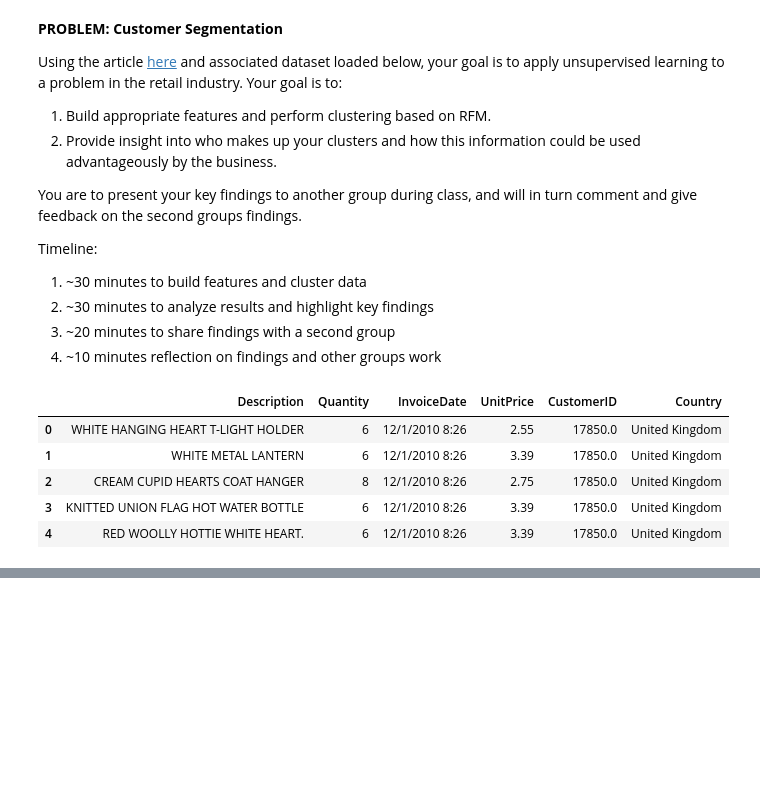
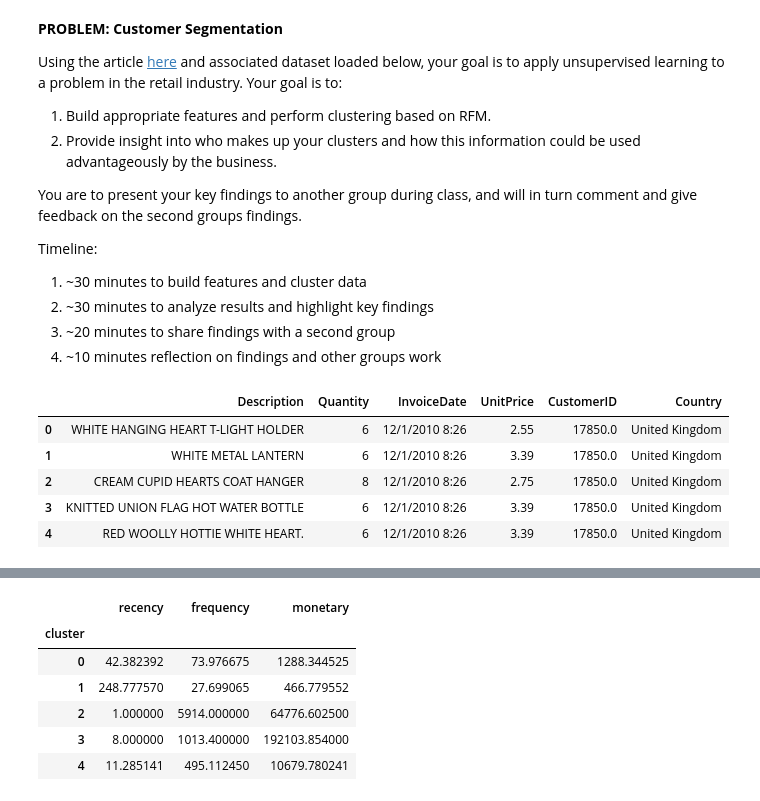
Before and after one commit to jfkoehler/nyu_bootcamp_spr26, a Jupyter notebook: _build/jupyter_execute/segmentation_problem.ipynb, the cells around one changed output, grey strips where cells are left out. Saved outputs shown, nothing was run; the diff lists cells and outputs as text; code cells hidden in the pictures; blank space fills up the shorter version.

```diff
--- a/_build/jupyter_execute/segmentation_problem.ipynb
+++ b/_build/jupyter_execute/segmentation_problem.ipynb
@@ -33,0 +115,10 @@ X.head()
+# %%
+rfm.groupby('cluster').mean()
+# %% [output]
+|  | recency | frequency | monetary |
+| cluster |  |  |  |
+| 0 | 42.382392 | 73.976675 | 1288.344525 |
+| 1 | 248.777570 | 27.699065 | 466.779552 |
+| 2 | 1.000000 | 5914.000000 | 64776.602500 |
+| 3 | 8.000000 | 1013.400000 | 192103.854000 |
+| 4 | 11.285141 | 495.112450 | 10679.780241 |
```
Also changed, not shown: parts of 19 cells of this notebook, 33 other files.
